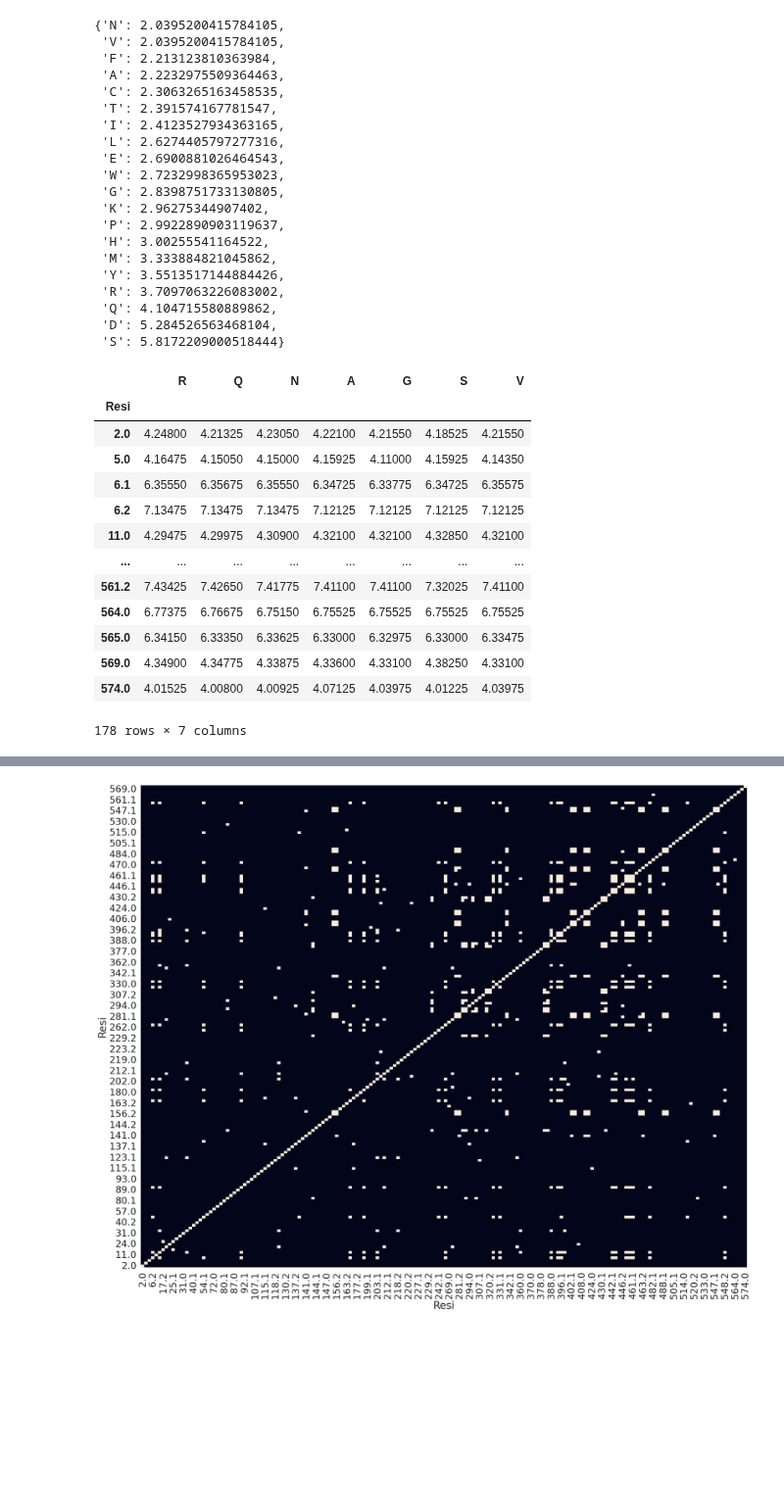
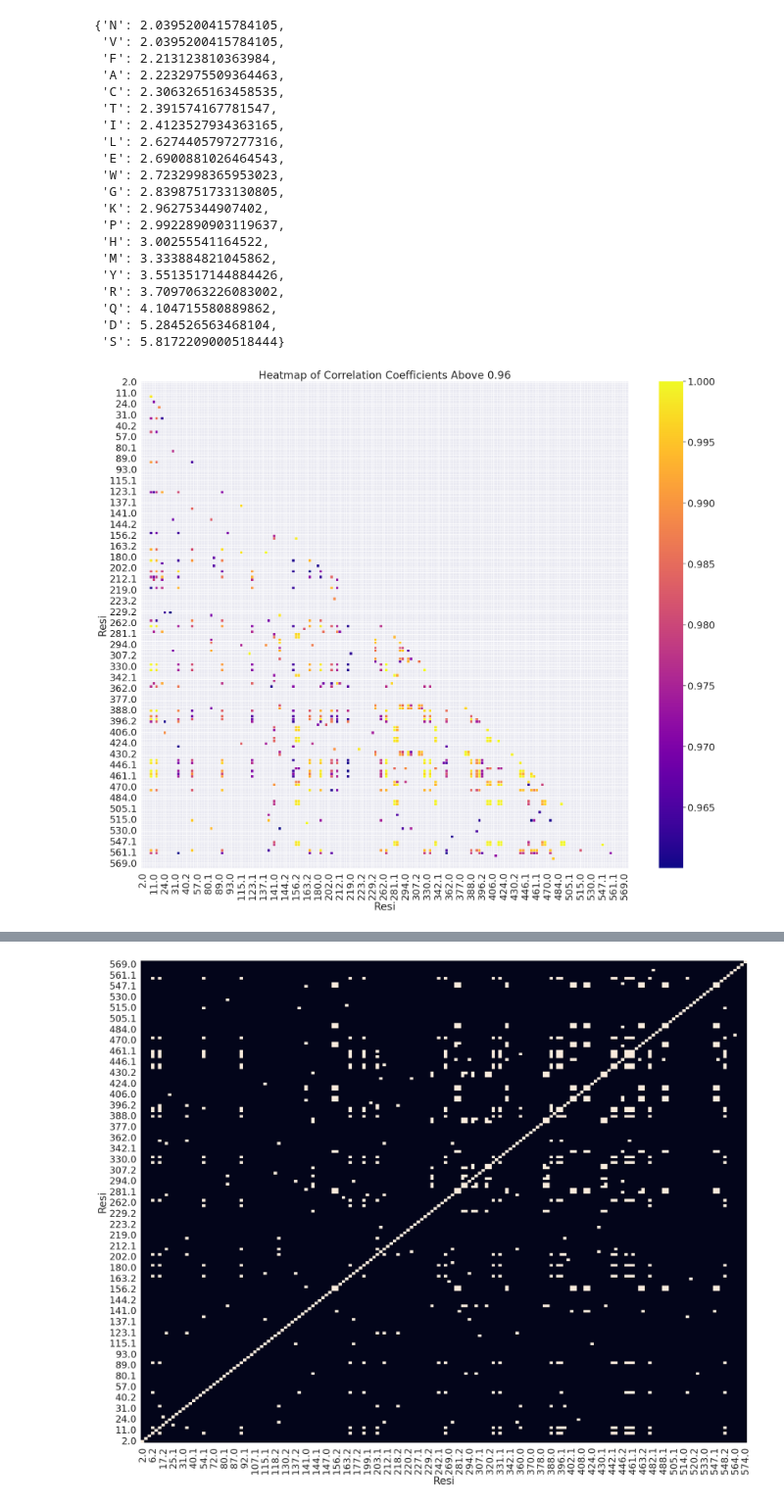
Before and after one commit to Dan-Burns/pychesca, a Jupyter notebook: dev.ipynb, the cells around one changed output, grey strips where cells are left out. Shown at 98% size. Saved outputs shown, nothing was run; the diff lists cells and outputs as text; code cells hidden in the pictures; blank space fills up the shorter version.

```diff
--- a/dev.ipynb
+++ b/dev.ipynb
@@ -64,23 +65,10 @@ sort_dict(resi_similarities)
 # %%
 # open the combined ccs data for all the states
 df = pd.read_csv('test_data.csv', index_col='Resi')
-# %%
-# view it
-df
-# %% [output]
-|  | R | Q | N | A | G | S | V |
-| Resi |  |  |  |  |  |  |  |
-| 2.0 | 4.24800 | 4.21325 | 4.23050 | 4.22100 | 4.21550 | 4.18525 | 4.21550 |
-| 5.0 | 4.16475 | 4.15050 | 4.15000 | 4.15925 | 4.11000 | 4.15925 | 4.14350 |
-| 6.1 | 6.35550 | 6.35675 | 6.35550 | 6.34725 | 6.33775 | 6.34725 | 6.35575 |
-| 6.2 | 7.13475 | 7.13475 | 7.13475 | 7.12125 | 7.12125 | 7.12125 | 7.12125 |
-| 11.0 | 4.29475 | 4.29975 | 4.30900 | 4.32100 | 4.32100 | 4.32850 | 4.32100 |
-| ... | ... | ... | ... | ... | ... | ... | ... |
-| 561.2 | 7.43425 | 7.42650 | 7.41775 | 7.41100 | 7.41100 | 7.32025 | 7.41100 |
-| 564.0 | 6.77375 | 6.76675 | 6.75150 | 6.75525 | 6.75525 | 6.75525 | 6.75525 |
-| 565.0 | 6.34150 | 6.33350 | 6.33625 | 6.33000 | 6.32975 | 6.33000 | 6.33475 |
-| 569.0 | 4.34900 | 4.34775 | 4.33875 | 4.33600 | 4.33100 | 4.38250 | 4.33100 |
-| 574.0 | 4.01525 | 4.00800 | 4.00925 | 4.07125 | 4.03975 | 4.01225 | 4.03975 |
-178 rows × 7 columns
+# %%
+# decide on a cutoff
+plots.heatmap_correlation_cutoffs(df, min_corr=.96)
+# %% [output]
+[figure, added]
 # %%
 # perform clustering on the correlation matrix
```
Also changed, not shown: parts of 10 cells of this notebook, 4 other files.
